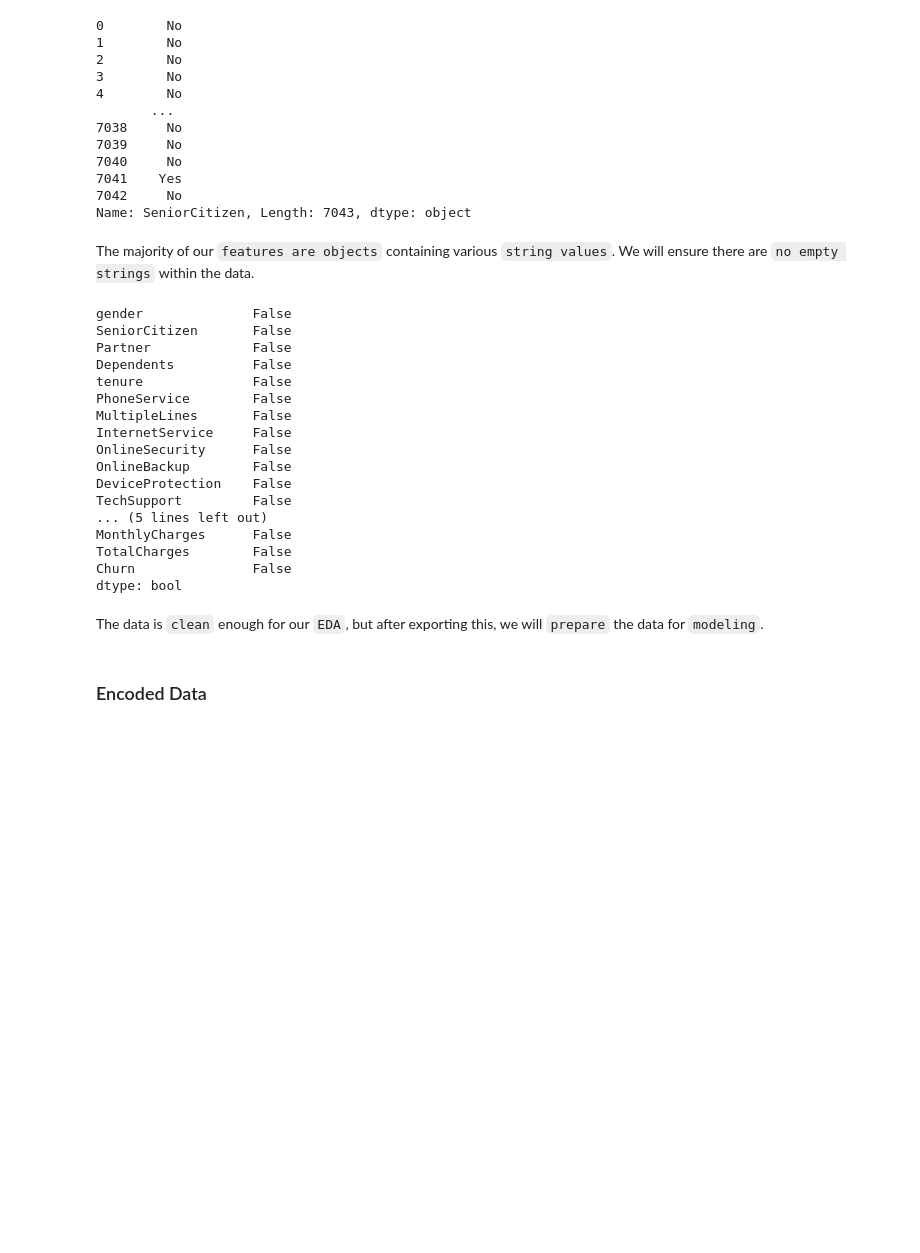
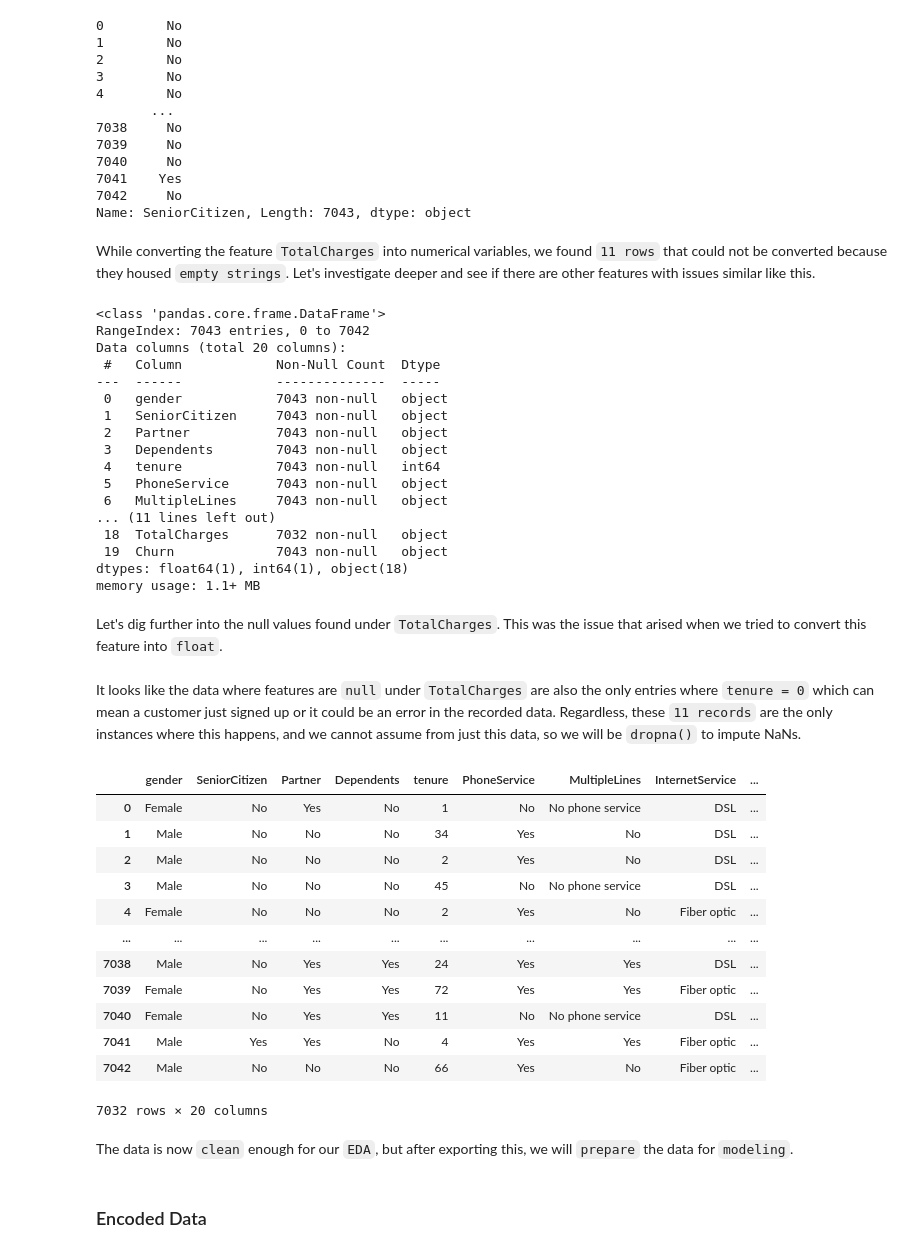
Before and after one commit to mrhussaink7/telco-churn-model, a Jupyter notebook: notebooks/data_cleaning.ipynb, the cells around one changed output. Drawn from its saved outputs; the diff is of its cells as text; code cells hidden in the pictures; blank space fills up the shorter version.

Commit message:
[ADD] Imputed NaNs rather than assume.

```diff
--- a/notebooks/data_cleaning.ipynb
+++ b/notebooks/data_cleaning.ipynb
@@ -104,25 +105,32 @@ df.SeniorCitizen
 7042     No
 Name: SeniorCitizen, Length: 7043, dtype: object
 # %% [markdown]
-The majority of our `features are objects` containing various `string values`. We will ensure there are `no empty strings` within the data.
+While converting the feature `TotalCharges` into numerical variables, we found `11 rows` that could not be converted because they housed `empty strings`. Let's investigate deeper and see if there are other features with issues similar like this.
 # %%
-empty_strings = df.applymap(lambda x: x == '')
-print(empty_strings.all())
+for column in df.columns:
+    if df[column].dtype == 'O':
+        df[column] = df[column].str.strip().replace('', np.nan)
+    else:
+        continue
+
+df.info()
 # %% [output]
-gender              False
-SeniorCitizen       False
-Partner             False
-Dependents          False
-tenure              False
-PhoneService        False
-MultipleLines       False
-InternetService     False
-OnlineSecurity      False
-OnlineBackup        False
-DeviceProtection    False
-TechSupport         False
-... (5 lines left out)
-MonthlyCharges      False
-TotalCharges        False
-Churn               False
-dtype: bool
+<class 'pandas.core.frame.DataFrame'>
+RangeIndex: 7043 entries, 0 to 7042
+Data columns (total 20 columns):
+ #   Column            Non-Null Count  Dtype
+---  ------            --------------  -----
+ 0   gender            7043 non-null   object
+ 1   SeniorCitizen     7043 non-null   object
+ 2   Partner           7043 non-null   object
+ 3   Dependents        7043 non-null   object
+ 4   tenure            7043 non-null   int64
+ 5   PhoneService      7043 non-null   object
+ 6   MultipleLines     7043 non-null   object
+... (11 lines left out)
+ 18  TotalCharges      7032 non-null   object
+ 19  Churn             7043 non-null   object
+dtypes: float64(1), int64(1), object(18)
+memory usage: 1.1+ MB
+# %% [markdown]
+Let's dig further into the null values found under `TotalCharges`. This was the issue that arised when we tried to convert this feature into `float`.
@@ -129,5 +140,24 @@ dtype: bool
+# %% [markdown]
+It looks like the data where features are `null` under `TotalCharges` are also the only entries where `tenure = 0` which can mean a customer just signed up or it could be an error in the recorded data. Regardless, these `11 records` are the only instances where this happens, and we cannot assume from just this data, so we will be `dropna()` to impute NaNs.
+# %%
+df.dropna(inplace=True)
+df
+# %% [output]
+|  | gender | SeniorCitizen | Partner | Dependents | tenure | PhoneService | MultipleLines | InternetService | ... |
+| 0 | Female | No | Yes | No | 1 | No | No phone service | DSL | ... |
+| 1 | Male | No | No | No | 34 | Yes | No | DSL | ... |
+| 2 | Male | No | No | No | 2 | Yes | No | DSL | ... |
+| 3 | Male | No | No | No | 45 | No | No phone service | DSL | ... |
+| 4 | Female | No | No | No | 2 | Yes | No | Fiber optic | ... |
+| ... | ... | ... | ... | ... | ... | ... | ... | ... | ... |
+| 7038 | Male | No | Yes | Yes | 24 | Yes | Yes | DSL | ... |
+| 7039 | Female | No | Yes | Yes | 72 | Yes | Yes | Fiber optic | ... |
+| 7040 | Female | No | Yes | Yes | 11 | No | No phone service | DSL | ... |
+| 7041 | Male | Yes | Yes | No | 4 | Yes | Yes | Fiber optic | ... |
+| 7042 | Male | No | No | No | 66 | Yes | No | Fiber optic | ... |
+7032 rows × 20 columns
 # %% [markdown]
-The data is `clean` enough for our `EDA`, but after exporting this, we will `prepare` the data for `modeling`.
+The data is now `clean` enough for our `EDA`, but after exporting this, we will `prepare` the data for `modeling`.
 # %%
 df.to_csv('../data/clean_telco_churn.csv', index=False)
 # %% [markdown]
```
Also changed, not shown: parts of 10 cells of this notebook, 4 other files.
